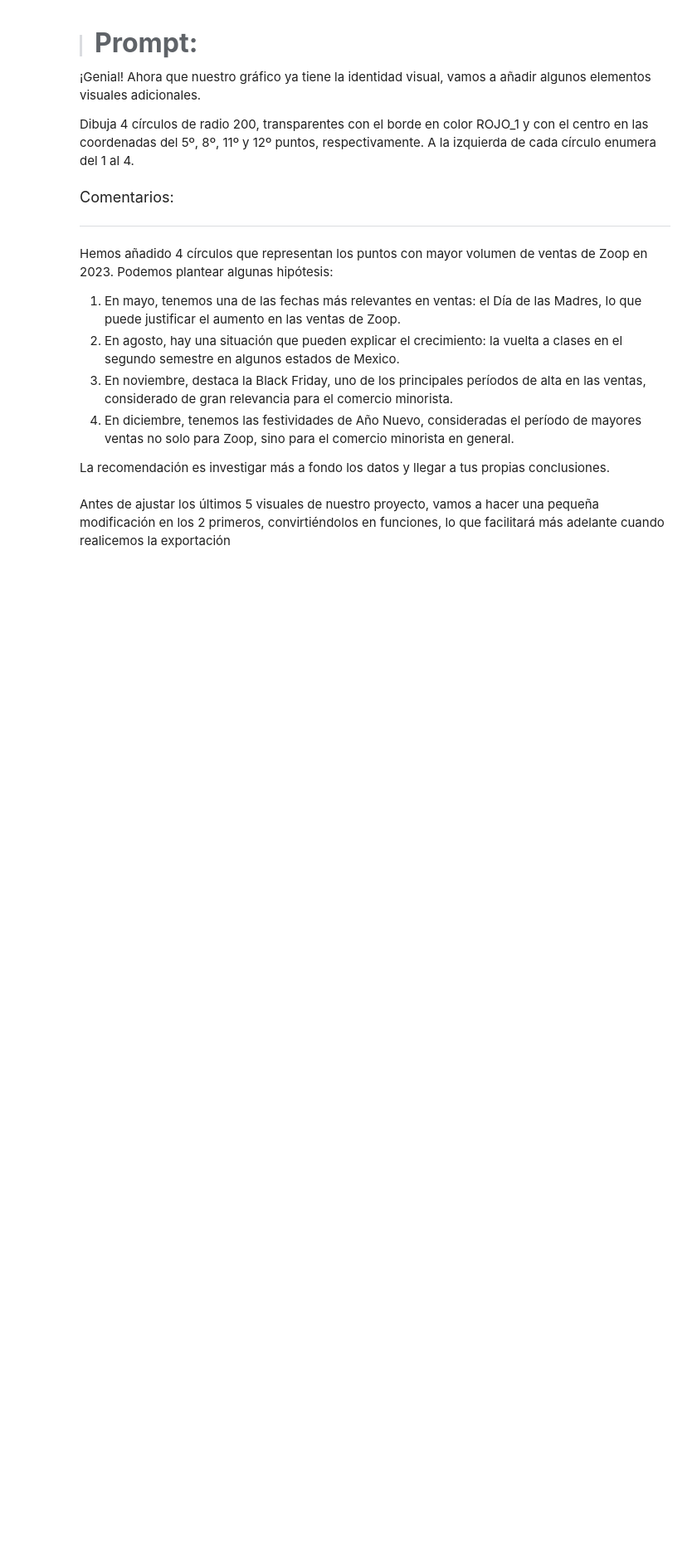
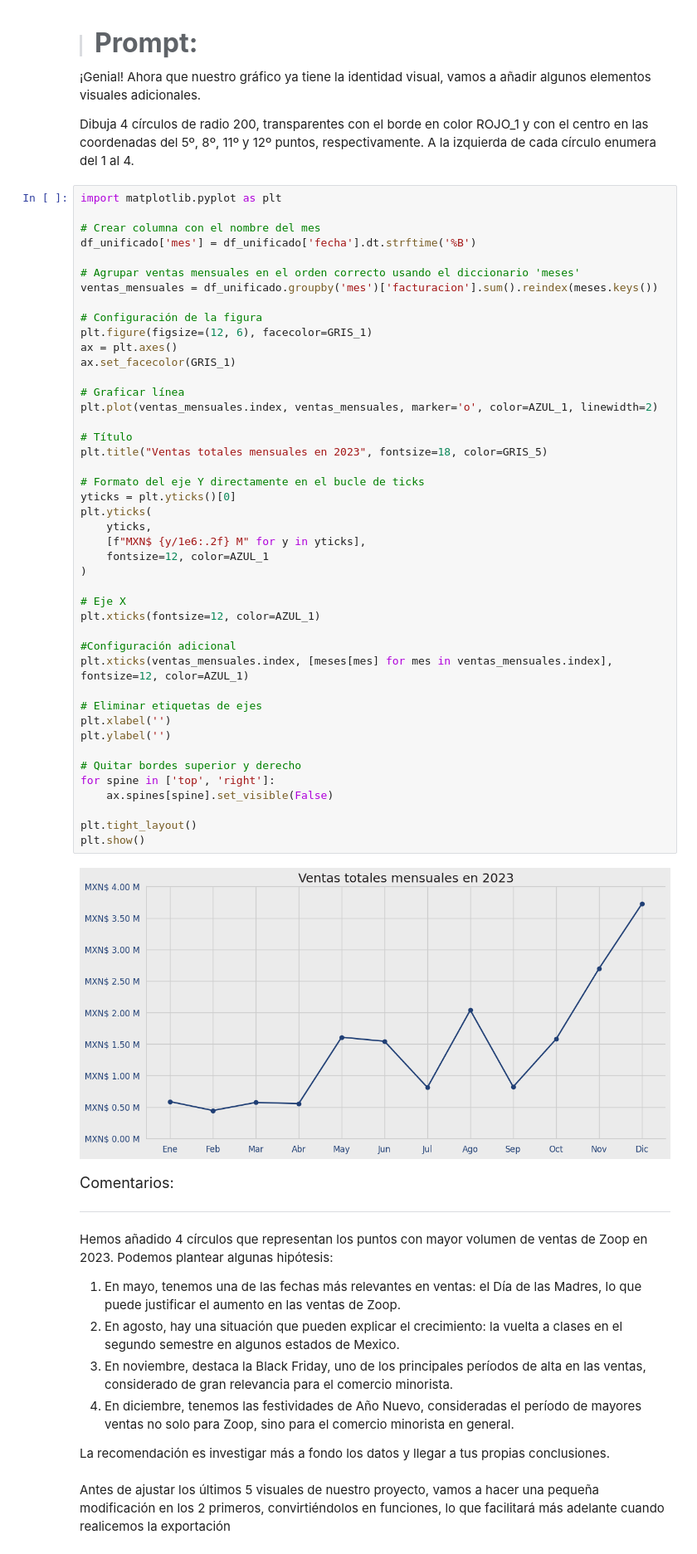
Before and after one commit to Nataliahfk/IA_aplicada_a_ciencia_de_datos, a Jupyter notebook: IA_aplicada_a_ciencia_de_datos.ipynb, the cells around one changed output. Shown at 83% size. Drawn from its saved outputs; the diff is of its cells as text; blank space fills up the shorter version.

```diff
--- a/IA_aplicada_a_ciencia_de_datos.ipynb
+++ b/IA_aplicada_a_ciencia_de_datos.ipynb
@@ -1717,6 +1785,52 @@ Utiliza las bibliotecas de visualización de datos de Python para crear esta vis
 ¡Genial! Ahora que nuestro gráfico ya tiene la identidad visual, vamos a añadir algunos elementos visuales adicionales.
 
 Dibuja 4 círculos de radio 200, transparentes con el borde en color ROJO_1 y con el centro en las coordenadas del 5º, 8º, 11º y 12º puntos, respectivamente. A la izquierda de cada círculo enumera del 1 al 4.
+# %%
+import matplotlib.pyplot as plt
+
+# Crear columna con el nombre del mes
+df_unificado['mes'] = df_unificado['fecha'].dt.strftime('%B')
+
+# Agrupar ventas mensuales en el orden correcto usando el diccionario 'meses'
+ventas_mensuales = df_unificado.groupby('mes')['facturacion'].sum().reindex(meses.keys())
+
+# Configuración de la figura
+plt.figure(figsize=(12, 6), facecolor=GRIS_1)
+ax = plt.axes()
+ax.set_facecolor(GRIS_1)
+
+# Graficar línea
+plt.plot(ventas_mensuales.index, ventas_mensuales, marker='o', color=AZUL_1, linewidth=2)
+
+# Título
+plt.title("Ventas totales mensuales en 2023", fontsize=18, color=GRIS_5)
+
+# Formato del eje Y directamente en el bucle de ticks
+yticks = plt.yticks()[0]
+plt.yticks(
+    yticks,
+    [f"MXN$ {y/1e6:.2f} M" for y in yticks],
+    fontsize=12, color=AZUL_1
+)
+
+# Eje X
+plt.xticks(fontsize=12, color=AZUL_1)
+
+#Configuración adicional
+plt.xticks(ventas_mensuales.index, [meses[mes] for mes in ventas_mensuales.index], fontsize=12, color=AZUL_1)
+
+# Eliminar etiquetas de ejes
+plt.xlabel('')
+plt.ylabel('')
+
+# Quitar bordes superior y derecho
+for spine in ['top', 'right']:
+    ax.spines[spine].set_visible(False)
+
+plt.tight_layout()
+plt.show()
+# %% [output]
+[figure, added]
 # %% [markdown]
 <font color="7b71ff" size=4> Comentarios: </font>
 
```
Also changed, not shown: parts of 4 cells of this notebook.
